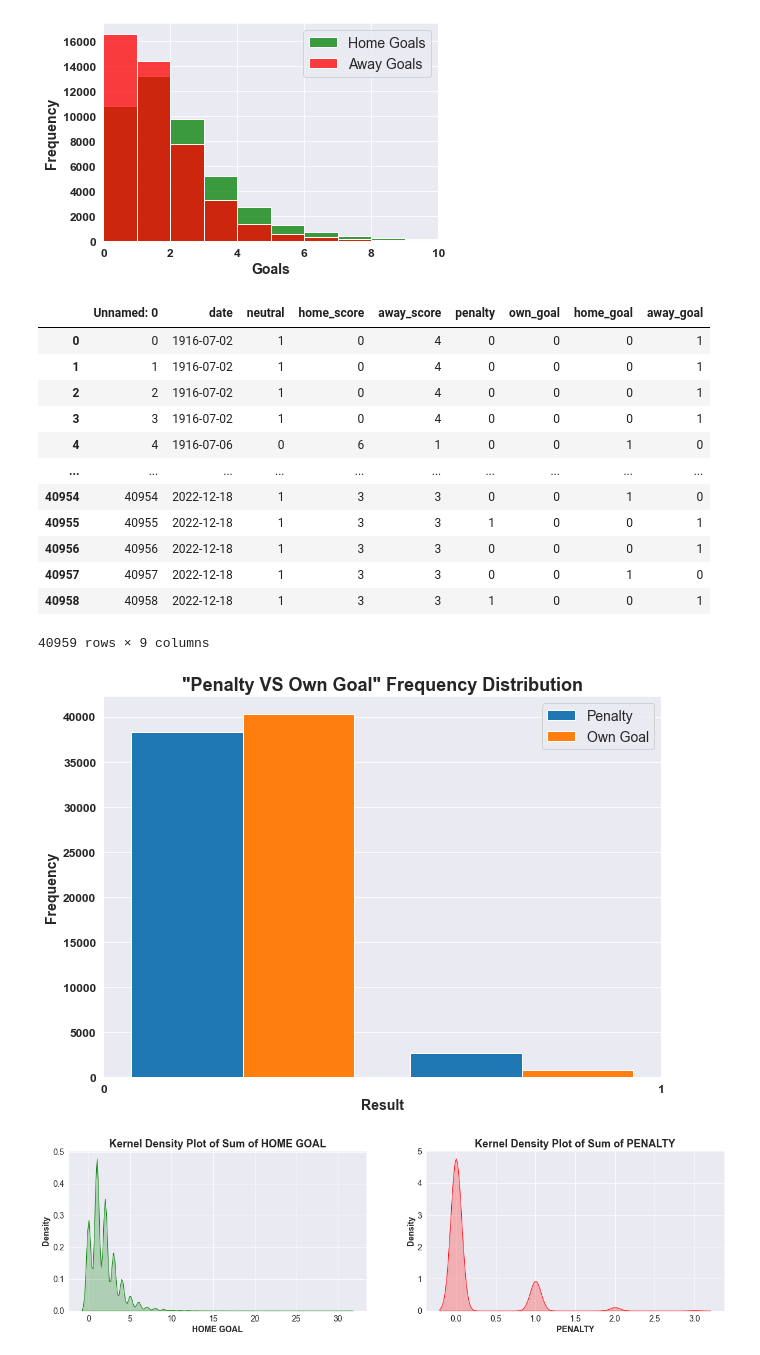
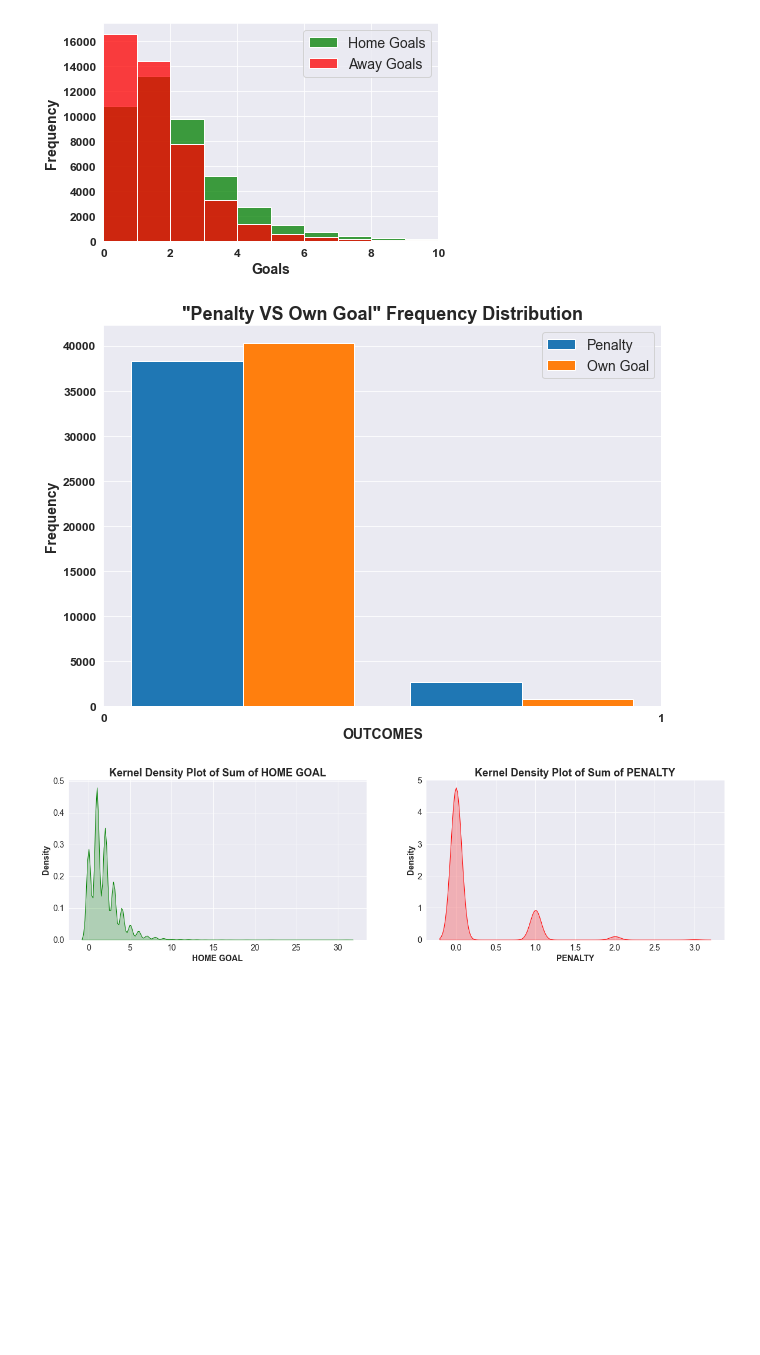
Before and after one commit to ryuukkk/football-data-analysis, a Jupyter notebook: sahil_work.ipynb, the cells around one changed output. Saved outputs shown, nothing was run; the diff lists cells and outputs as text; code cells hidden in the pictures; blank space fills up the shorter version.

```diff
--- a/sahil_work.ipynb
+++ b/sahil_work.ipynb
@@ -38,34 +38,21 @@ plt.savefig('figures/score_histo.jpg')
 # %%
 #2. ``penalty`` and ``own_goal`` from the ``num_cols`` table.
 
 num_cols = pd.read_csv("created/num_cols.csv")
 fig = plt.figure(figsize=(10,7))
 plt.hist([num_cols['penalty'], num_cols['own_goal']], bins=2, label=['Penalty', 'Own Goal'])
 plt.xticks([0,1], fontsize=12, fontweight="bold")
 plt.yticks(fontsize=12, fontweight="bold")
 
-plt.xlabel("Result", fontsize=14, fontweight="bold")
+plt.xlabel("OUTCOMES", fontsize=14, fontweight="bold")
 plt.ylabel("Frequency", fontsize=14, fontweight="bold")
 plt.title('"Penalty VS Own Goal" Frequency Distribution', fontsize=18, fontweight="bold")
 plt.legend(fontsize=14)
 plt.show()
 
-num_cols
+plt.savefig('figures/penalty_vs_own_goal.jpg')
 # %% [output]
-|  | Unnamed: 0 | date | neutral | home_score | away_score | penalty | own_goal | home_goal | away_goal |
-| 0 | 0 | 1916-07-02 | 1 | 0 | 4 | 0 | 0 | 0 | 1 |
-| 1 | 1 | 1916-07-02 | 1 | 0 | 4 | 0 | 0 | 0 | 1 |
-| 2 | 2 | 1916-07-02 | 1 | 0 | 4 | 0 | 0 | 0 | 1 |
-| 3 | 3 | 1916-07-02 | 1 | 0 | 4 | 0 | 0 | 0 | 1 |
-| 4 | 4 | 1916-07-06 | 0 | 6 | 1 | 0 | 0 | 1 | 0 |
-| ... | ... | ... | ... | ... | ... | ... | ... | ... | ... |
-| 40954 | 40954 | 2022-12-18 | 1 | 3 | 3 | 0 | 0 | 1 | 0 |
-| 40955 | 40955 | 2022-12-18 | 1 | 3 | 3 | 1 | 0 | 0 | 1 |
-| 40956 | 40956 | 2022-12-18 | 1 | 3 | 3 | 0 | 0 | 0 | 1 |
-| 40957 | 40957 | 2022-12-18 | 1 | 3 | 3 | 0 | 0 | 1 | 0 |
-| 40958 | 40958 | 2022-12-18 | 1 | 3 | 3 | 1 | 0 | 0 | 1 |
-40959 rows × 9 columns
-[figure, old version]
+[figure, new version]
 # %%
 #3. Kernel Density plot of sum of ``home_goal`` and sum of ``penalty`` grouped by ``['date', 'home_team', 'away_team']`` ( this combination means one match)
 
```
Also changed, not shown: parts of 6 cells of this notebook, 5 other files.
